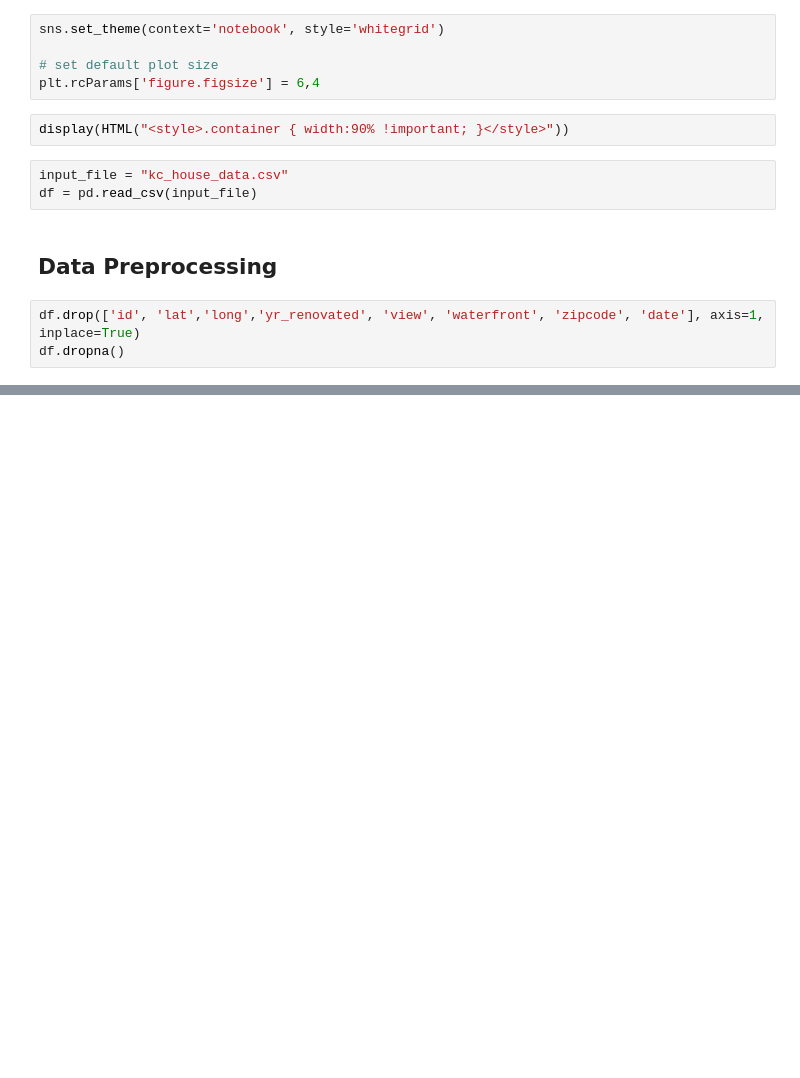
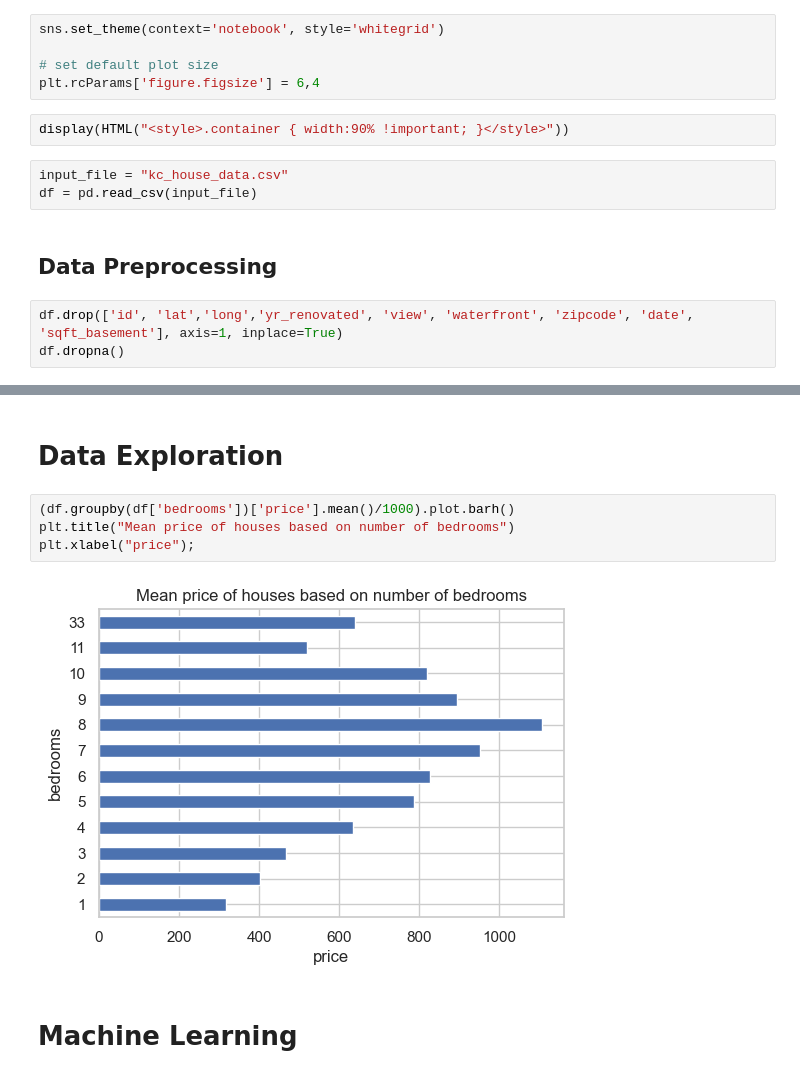
Before and after one commit to KeaganRee/CST383-project2-housing-prices, a Jupyter notebook: Project2.ipynb, the cells around one changed output, grey strips where cells are left out. Drawn from its saved outputs; the diff is of its cells as text; blank space fills up the shorter version.

```diff
--- a/Project2.ipynb
+++ b/Project2.ipynb
@@ -33,7 +38,7 @@ df = pd.read_csv(input_file)
 # %% [markdown]
 ## Data Preprocessing
 # %%
-df.drop(['id', 'lat','long','yr_renovated', 'view', 'waterfront', 'zipcode', 'date'], axis=1, inplace=True)
+df.drop(['id', 'lat','long','yr_renovated', 'view', 'waterfront', 'zipcode', 'date', 'sqft_basement'], axis=1, inplace=True)
 df.dropna()
 # %% [output]
 |  | price | bedrooms | bathrooms | sqft_living | sqft_lot | floors | condition | grade | sqft_above | ... |
@@ -88,0 +93,10 @@ df.sample(10)
+# %% [markdown]
+# Data Exploration
+# %%
+(df.groupby(df['bedrooms'])['price'].mean()/1000).plot.barh()
+plt.title("Mean price of houses based on number of bedrooms")
+plt.xlabel("price");
+# %% [output]
+[figure, added]
+# %% [markdown]
+# Machine Learning
```
Also changed, not shown: parts of 8 cells of this notebook.
